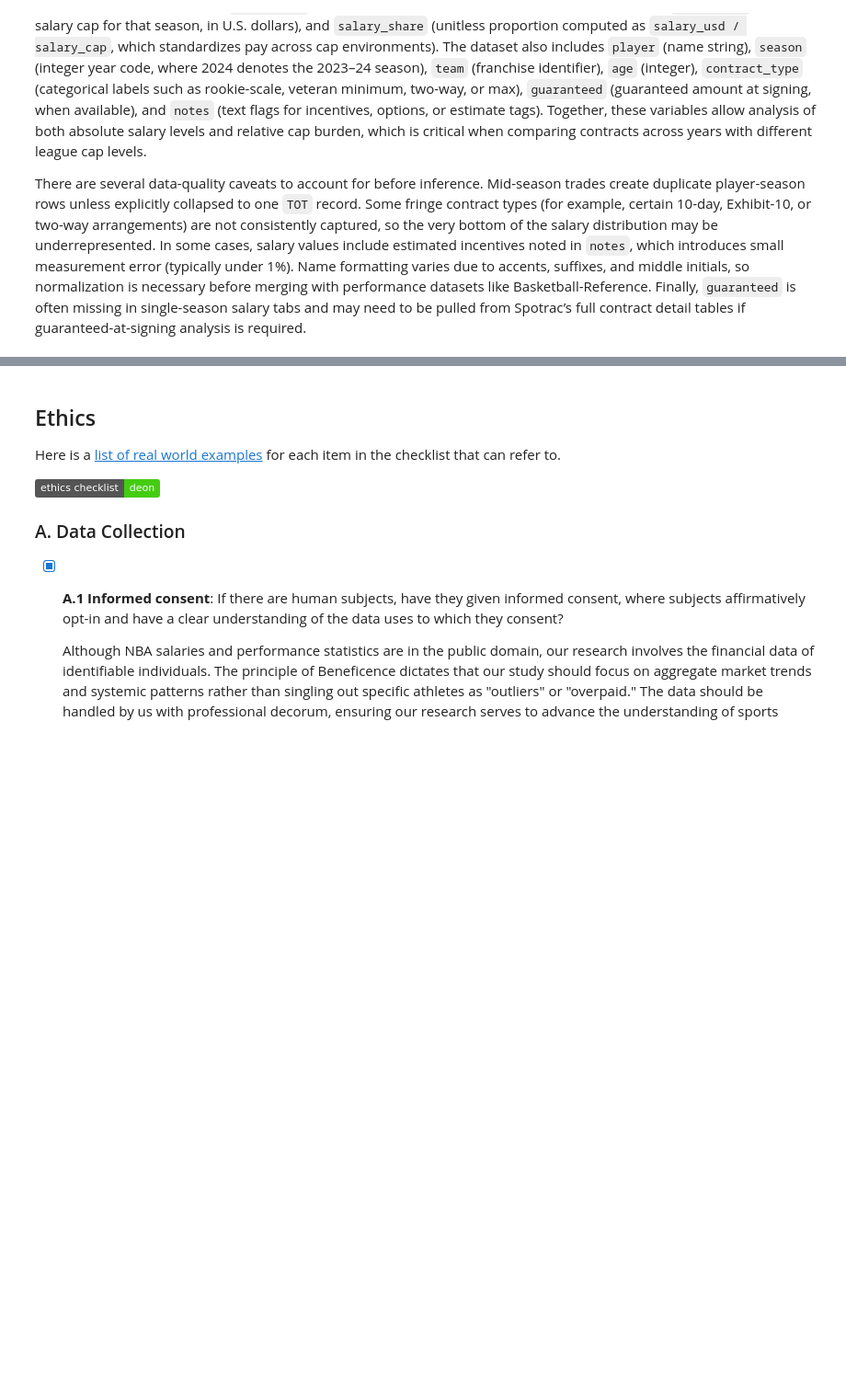
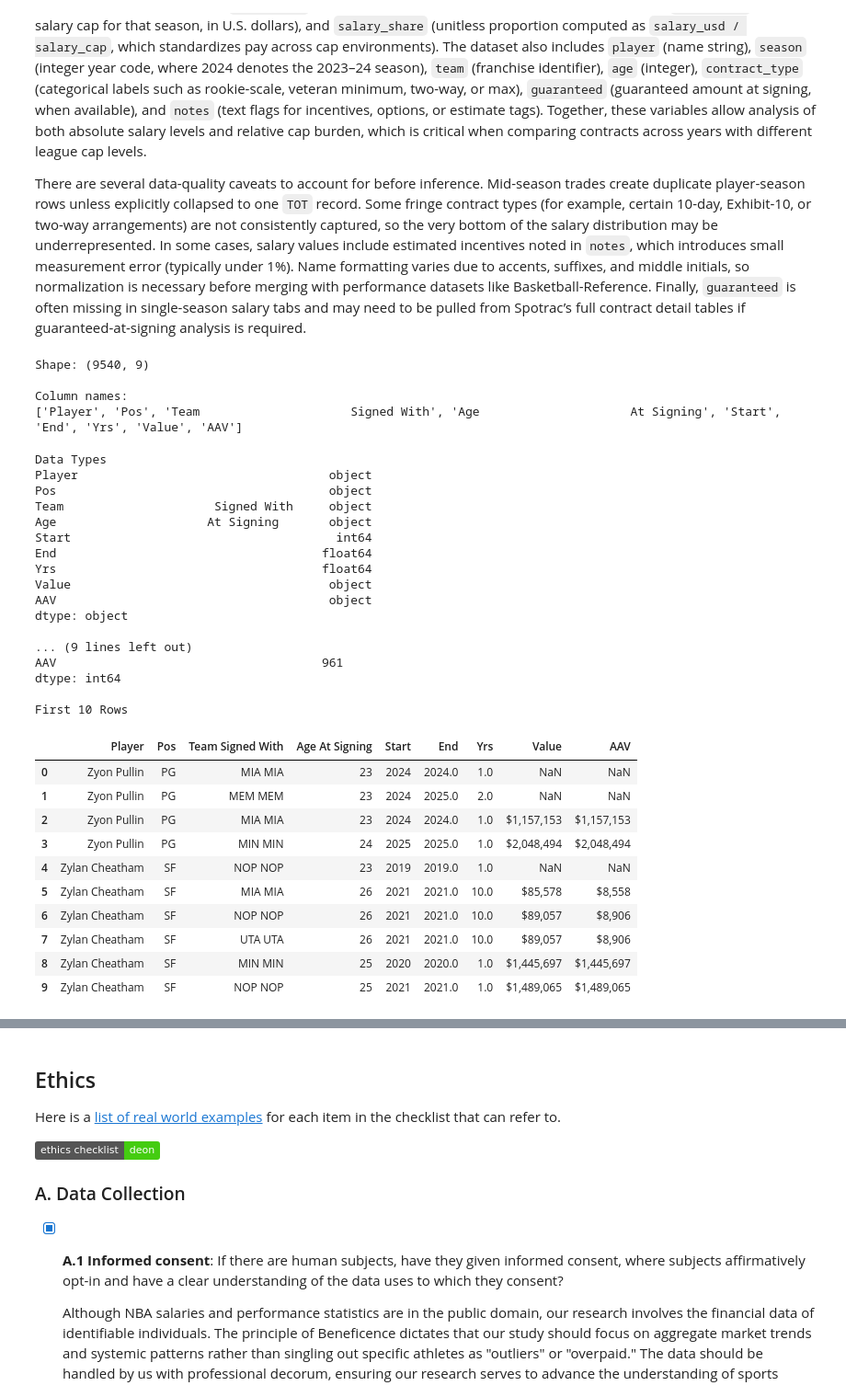
Before and after one commit to COGS108/Group134_WI26, a Jupyter notebook: 01-DataCheckpoint.ipynb, the cells around one changed output, grey strips where cells are left out. Shown at 92% size. Cells and saved outputs as stored; diff of their text form; code cells hidden in the pictures; badges without logos; blank space fills up the shorter version.

```diff
--- a/01-DataCheckpoint.ipynb
+++ b/01-DataCheckpoint.ipynb
@@ -232,0 +246,59 @@ There are several data-quality caveats to account for before inference. Mid-seas
+# %%
+# import and set up cell
+
+import pandas as pd
+import numpy as np
+import os
+import unicodedata
+
+RAW_PATH = "data/00-raw/NBA_Contracts.csv"
+INTERIM_PATH = "data/01-interim/"
+PROCESSED_PATH = "data/02-processed/"
+
+os.makedirs(INTERIM_PATH, exist_ok=True)
+os.makedirs(PROCESSED_PATH, exist_ok=True)
+
+df_raw = pd.read_csv(RAW_PATH)
+print(f"Shape: {df_raw.shape}")
+print(f"\nColumn names:\n{df_raw.columns.tolist()}")
+# %% [output]
+Shape: (9540, 9)
+
+Column names:
+['Player', 'Pos', 'Team                     Signed With', 'Age                     At Signing', 'Start', 'End', 'Yrs', 'Value', 'AAV']
+# %%
+print("Data Types")
+print(df_raw.dtypes)
+print(f"\nNull Counts")
+print(df_raw.isnull().sum())
+print(f"\nFirst 10 Rows")
+df_raw.head(10)
+# %% [output]
+Data Types
+Player                                   object
+Pos                                      object
+Team                     Signed With     object
+Age                     At Signing       object
+Start                                     int64
+End                                     float64
+Yrs                                     float64
+Value                                    object
+AAV                                      object
+dtype: object
+
+... (9 lines left out)
+AAV                                     961
+dtype: int64
+
+First 10 Rows
+|  | Player | Pos | Team Signed With | Age At Signing | Start | End | Yrs | Value | AAV |
+| 0 | Zyon Pullin | PG | MIA MIA | 23 | 2024 | 2024.0 | 1.0 | NaN | NaN |
+| 1 | Zyon Pullin | PG | MEM MEM | 23 | 2024 | 2025.0 | 2.0 | NaN | NaN |
+| 2 | Zyon Pullin | PG | MIA MIA | 23 | 2024 | 2024.0 | 1.0 | $1,157,153 | $1,157,153 |
+| 3 | Zyon Pullin | PG | MIN MIN | 24 | 2025 | 2025.0 | 1.0 | $2,048,494 | $2,048,494 |
+| 4 | Zylan Cheatham | SF | NOP NOP | 23 | 2019 | 2019.0 | 1.0 | NaN | NaN |
+| 5 | Zylan Cheatham | SF | MIA MIA | 26 | 2021 | 2021.0 | 10.0 | $85,578 | $8,558 |
+| 6 | Zylan Cheatham | SF | NOP NOP | 26 | 2021 | 2021.0 | 10.0 | $89,057 | $8,906 |
+| 7 | Zylan Cheatham | SF | UTA UTA | 26 | 2021 | 2021.0 | 10.0 | $89,057 | $8,906 |
+| 8 | Zylan Cheatham | SF | MIN MIN | 25 | 2020 | 2020.0 | 1.0 | $1,445,697 | $1,445,697 |
+| 9 | Zylan Cheatham | SF | NOP NOP | 25 | 2021 | 2021.0 | 1.0 | $1,489,065 | $1,489,065 |
```
Also changed, not shown: parts of 28 cells of this notebook.
